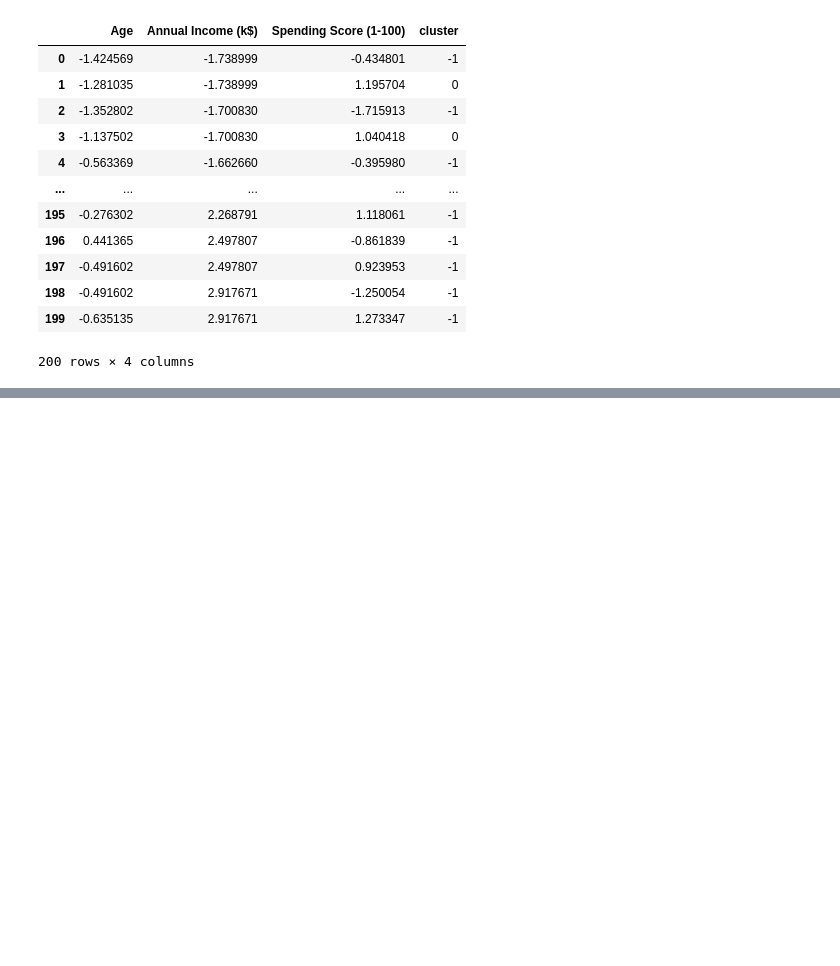
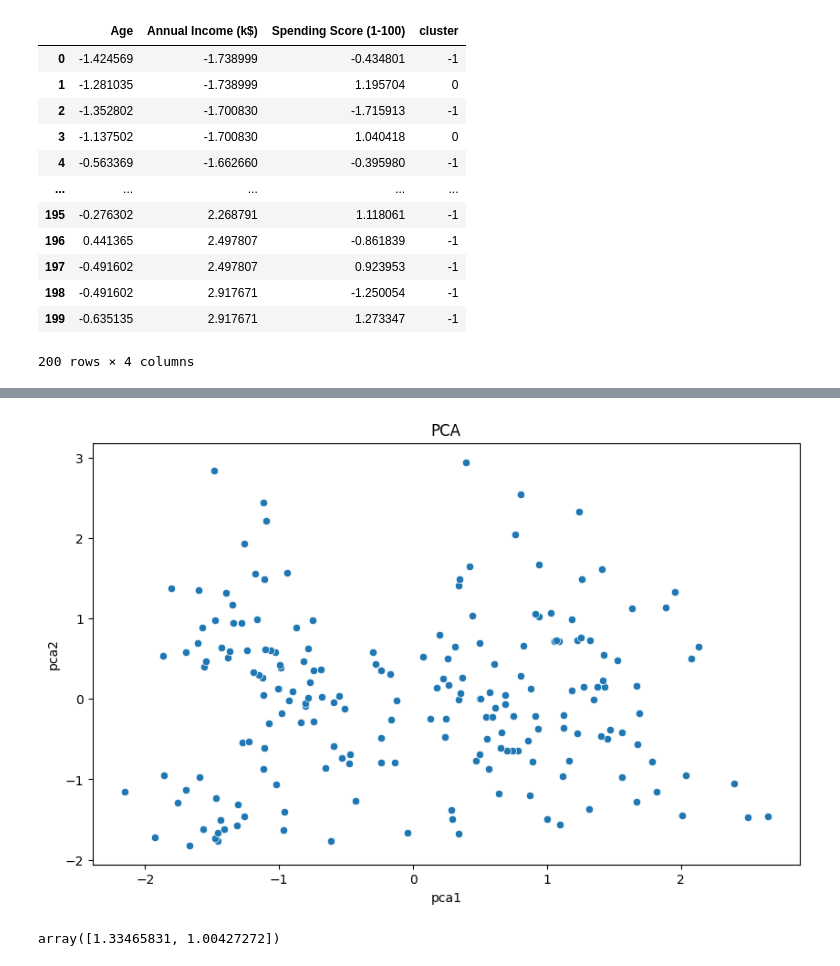
Before and after one commit to AlthariqFairuz/Seleksi-GAIB-Bagian-2-3, a Jupyter notebook: src/doe2.ipynb, the cells around one changed output, grey strips where cells are left out. Saved outputs shown, nothing was run; the diff lists cells and outputs as text; code cells hidden in the pictures; blank space fills up the shorter version.

```diff
--- a/src/doe2.ipynb
+++ b/src/doe2.ipynb
@@ -324,0 +273,18 @@ plt.show()
+# %%
+from sklearn.decomposition import PCA
+
+pca = PCA(n_components=2)
+df_pca = pca.fit_transform(df_scaled[features])
+
+df_pca = pd.DataFrame(df_pca, columns=['pca1', 'pca2'])
+
+plt.figure(figsize=(10, 6))
+sns.scatterplot(x='pca1', y='pca2', data=df_pca)
+plt.title('PCA')
+plt.show()
+# %% [output]
+[figure, added]
+# %%
+pca.explained_variance_
+# %% [output]
+array([1.33465831, 1.00427272])
```
Also changed, not shown: parts of 10 cells of this notebook, 4 other files.
